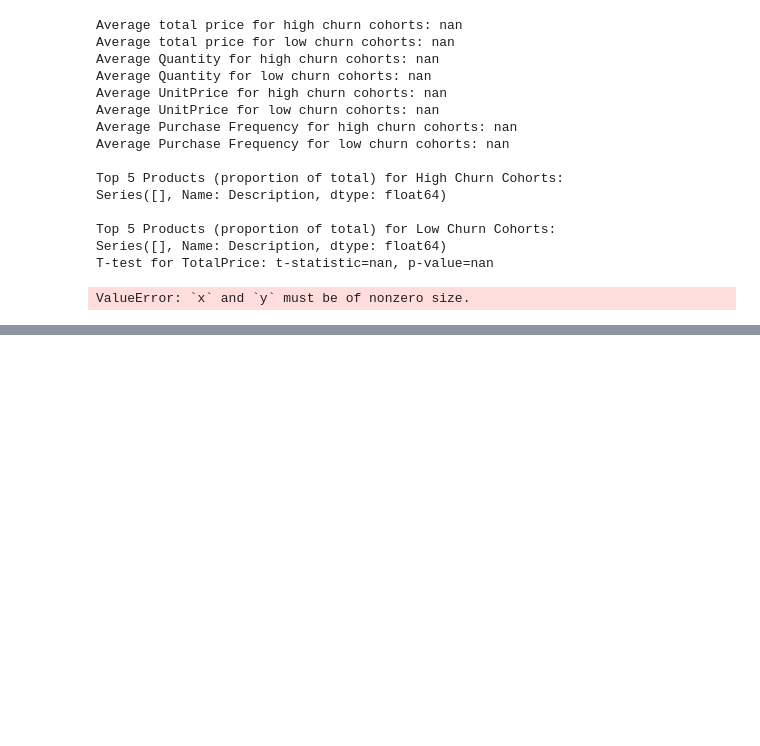
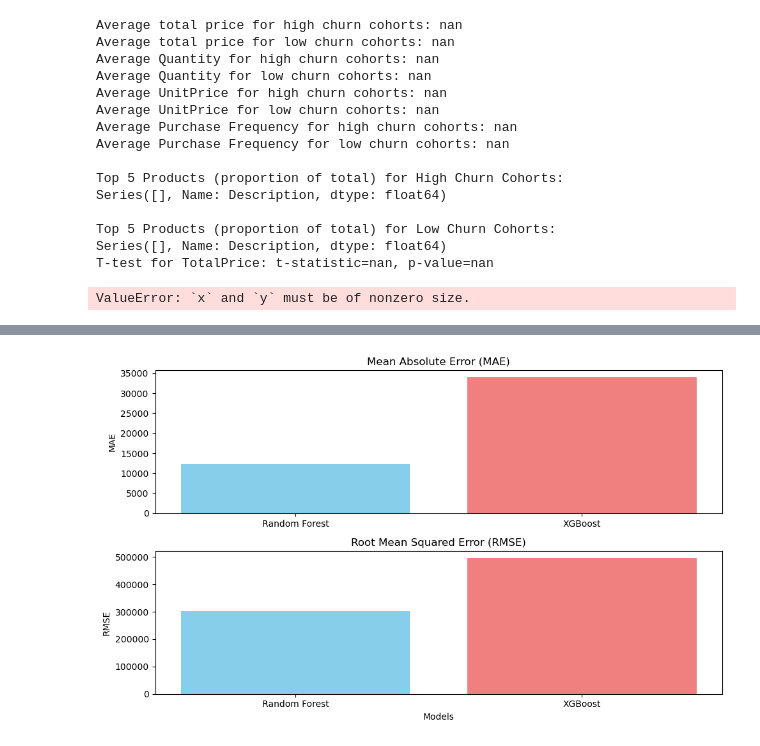
Before and after one commit to Emerald-GitHub/Eshop-pro-cohort-analysis, a Jupyter notebook: notebook/Eshop-pro-cohort-analysis.ipynb, the cells around one changed output, grey strips where cells are left out. Cells and saved outputs as stored; diff of their text form; code cells hidden in the pictures; blank space fills up the shorter version.

```diff
--- a/notebook/Eshop-pro-cohort-analysis.ipynb
+++ b/notebook/Eshop-pro-cohort-analysis.ipynb
@@ -929,0 +1128,28 @@ ValueError: `x` and `y` must be of nonzero size.
+# %%
+# Assuming rf_mae, rf_rmse, xgb_mae, and xgb_rmse are already calculated
+
+mae_values = [rf_mae, xgb_mae]
+rmse_values = [rf_rmse, xgb_rmse]
+models = ['Random Forest', 'XGBoost']
+
+plt.figure(figsize=(10, 6))
+
+# Plot MAE
+plt.subplot(2, 1, 1)  # Create a subplot for MAE
+plt.bar(models, mae_values, color=['skyblue', 'lightcoral'])
+plt.title('Mean Absolute Error (MAE)')
+plt.ylabel('MAE')
+
+
+# Plot RMSE
+plt.subplot(2, 1, 2)  # Create a subplot for RMSE
+plt.bar(models, rmse_values, color=['skyblue', 'lightcoral'])
+plt.title('Root Mean Squared Error (RMSE)')
+plt.ylabel('RMSE')
+plt.xlabel('Models')
+
+
+plt.tight_layout()  # Adjust layout to prevent overlapping
+plt.show()
+# %% [output]
+[figure, added]
```
Also changed, not shown: parts of 8 cells of this notebook.
